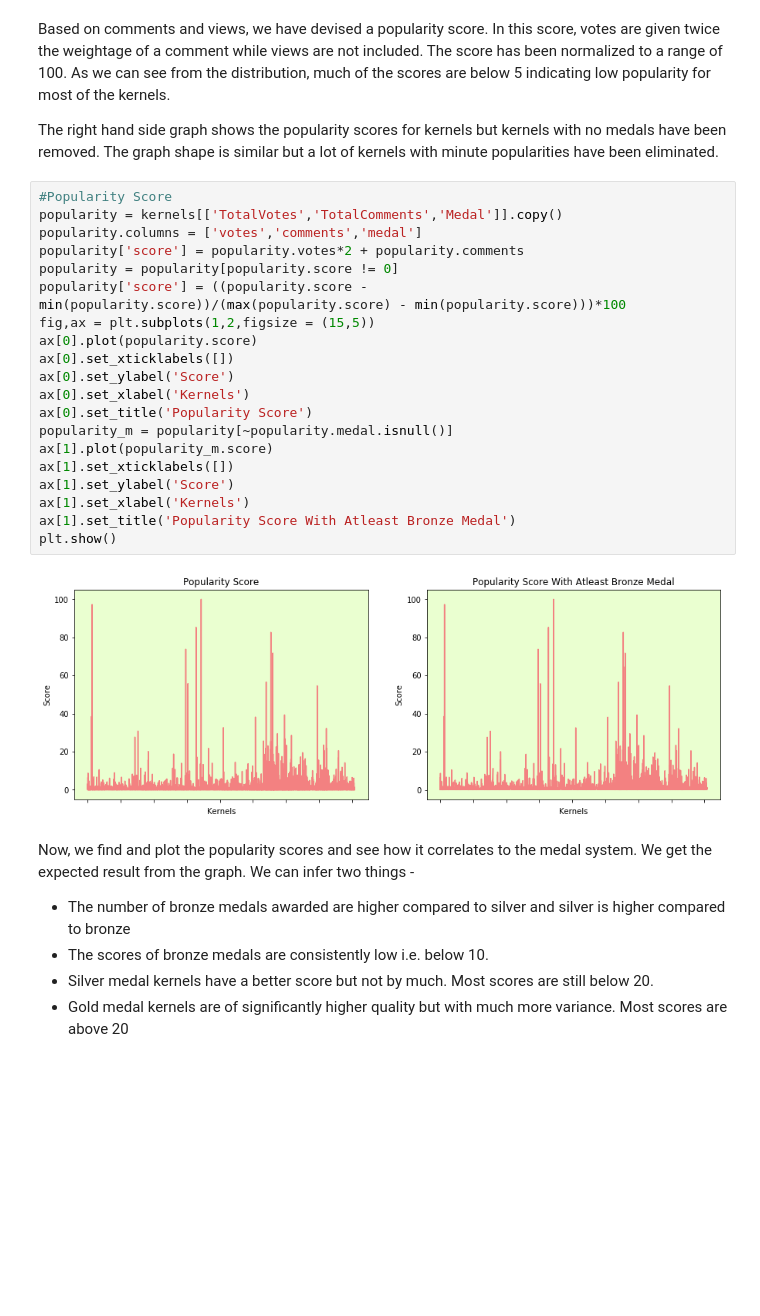
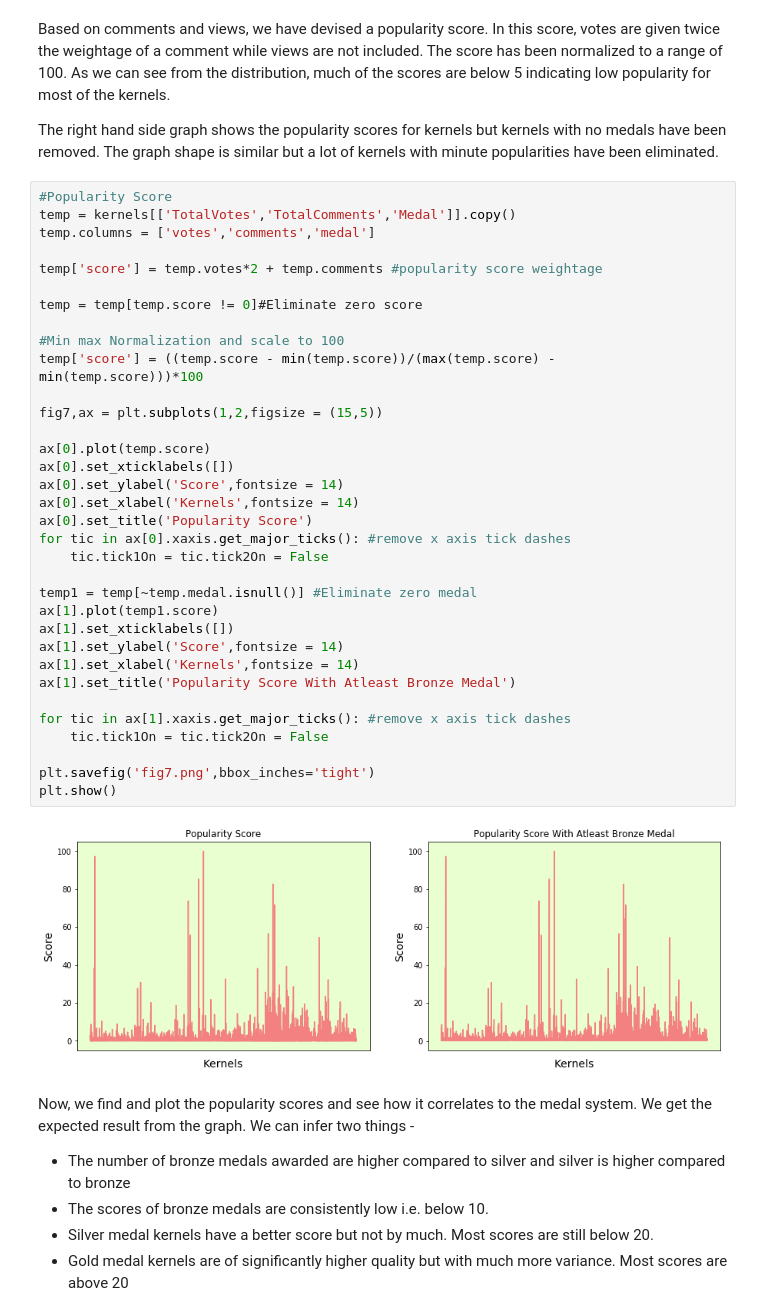
Before and after one commit to aravindpanil/Recommender, a Jupyter notebook: Kernels/Aravind_EDA.ipynb, the cells around one changed output. Saved outputs shown, nothing was run; the diff lists cells and outputs as text; blank space fills up the shorter version.

```diff
--- a/Kernels/Aravind_EDA.ipynb
+++ b/Kernels/Aravind_EDA.ipynb
@@ -317,26 +304,40 @@ Based on comments and views, we have devised a popularity score. In this score,
  The right hand side graph shows the popularity scores for kernels but kernels with no medals have been removed. The graph shape is similar but a lot of kernels with minute popularities have been eliminated.
 # %%
 #Popularity Score
-popularity = kernels[['TotalVotes','TotalComments','Medal']].copy()
-popularity.columns = ['votes','comments','medal']
-popularity['score'] = popularity.votes*2 + popularity.comments
-popularity = popularity[popularity.score != 0]
-popularity['score'] = ((popularity.score - min(popularity.score))/(max(popularity.score) - min(popularity.score)))*100
-fig,ax = plt.subplots(1,2,figsize = (15,5))
-ax[0].plot(popularity.score)
+temp = kernels[['TotalVotes','TotalComments','Medal']].copy()
+temp.columns = ['votes','comments','medal']
+
+temp['score'] = temp.votes*2 + temp.comments #popularity score weightage
+
+temp = temp[temp.score != 0]#Eliminate zero score
+
+#Min max Normalization and scale to 100
+temp['score'] = ((temp.score - min(temp.score))/(max(temp.score) - min(temp.score)))*100
+
+fig7,ax = plt.subplots(1,2,figsize = (15,5))
+
+ax[0].plot(temp.score)
 ax[0].set_xticklabels([])
-ax[0].set_ylabel('Score')
-ax[0].set_xlabel('Kernels')
+ax[0].set_ylabel('Score',fontsize = 14)
+ax[0].set_xlabel('Kernels',fontsize = 14)
 ax[0].set_title('Popularity Score')
-popularity_m = popularity[~popularity.medal.isnull()]
-ax[1].plot(popularity_m.score)
+for tic in ax[0].xaxis.get_major_ticks(): #remove x axis tick dashes
+    tic.tick1On = tic.tick2On = False
+
+temp1 = temp[~temp.medal.isnull()] #Eliminate zero medal
+ax[1].plot(temp1.score)
 ax[1].set_xticklabels([])
-ax[1].set_ylabel('Score')
-ax[1].set_xlabel('Kernels')
+ax[1].set_ylabel('Score',fontsize = 14)
+ax[1].set_xlabel('Kernels',fontsize = 14)
 ax[1].set_title('Popularity Score With Atleast Bronze Medal')
+
+for tic in ax[1].xaxis.get_major_ticks(): #remove x axis tick dashes
+    tic.tick1On = tic.tick2On = False
+
+plt.savefig('fig7.png',bbox_inches='tight')
 plt.show()
 # %% [output]
-[figure, old version]
+[figure, new version]
 # %% [markdown]
 Now, we find and plot the popularity scores and see how it correlates to the medal system. We get the expected result from the graph. We can infer two things -
 * The number of bronze medals awarded are higher compared to silver and silver is higher compared to bronze
```
Also changed, not shown: parts of 10 cells of this notebook, 12 other files.
